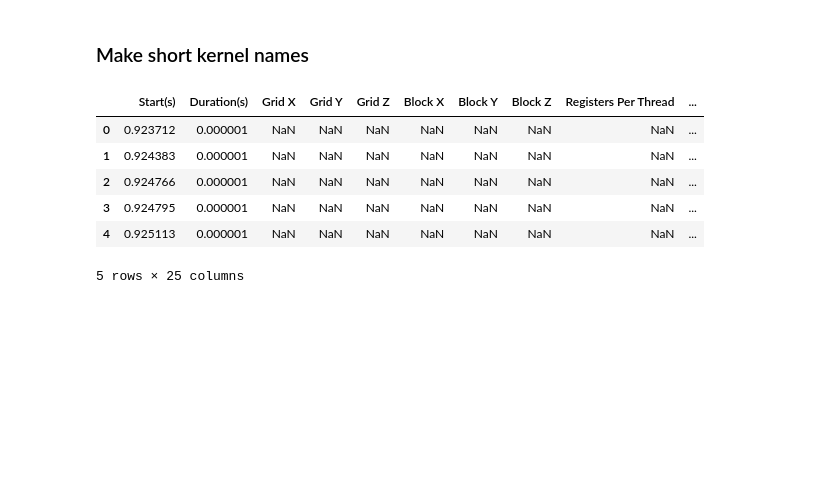
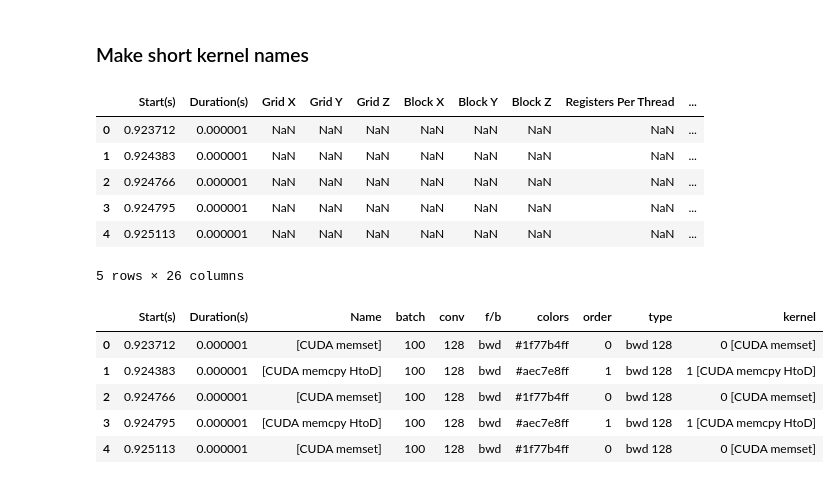
Before and after one commit to shidong-ai/DNNMark, a Jupyter notebook: 20180702-dnn-conv-relu-fwdbwd-series-wh32-gpu-trace.ipynb, the cells around one changed output. Saved outputs shown, nothing was run; the diff lists cells and outputs as text; code cells hidden in the pictures; blank space fills up the shorter version.

```diff
--- a/20180702-dnn-conv-relu-fwdbwd-series-wh32-gpu-trace.ipynb
+++ b/20180702-dnn-conv-relu-fwdbwd-series-wh32-gpu-trace.ipynb
@@ -407,7 +406,7 @@ plt.rc('axes', prop_cycle=(cycler('color', colors)))
 20 15
 [figure]
 # %%
-kernels["colors"] = colors[:kernels.shape[0]]
+kernels["colors"] = colors1[:kernels.shape[0]]
 kernels["order"] = kernels.index
 kernels.head()
 # %% [output]
@@ -482,4 +497,4 @@ nvsc.head()
 | 2 | 0.924766 | 0.000001 | NaN | NaN | NaN | NaN | NaN | NaN | NaN | ... |
 | 3 | 0.924795 | 0.000001 | NaN | NaN | NaN | NaN | NaN | NaN | NaN | ... |
 | 4 | 0.925113 | 0.000001 | NaN | NaN | NaN | NaN | NaN | NaN | NaN | ... |
-5 rows × 25 columns
+5 rows × 26 columns
@@ -557,0 +501,11 @@ def plotEventsTimelineSNS(col1,col2,**kwargs):
+# %%
+dftmp = nvsc[["Start(s)","Duration(s)","Name","batch","conv","f/b","colors","order","type","kernel"]]
+dftmp[dftmp["f/b"]=="bwd"].head()
+#dftmp[dftmp.isnull().any(axis=1)]
+# %% [output]
+|  | Start(s) | Duration(s) | Name | batch | conv | f/b | colors | order | type | kernel |
+| 0 | 0.923712 | 0.000001 | [CUDA memset] | 100 | 128 | bwd | #1f77b4ff | 0 | bwd 128 | 0 [CUDA memset] |
+| 1 | 0.924383 | 0.000001 | [CUDA memcpy HtoD] | 100 | 128 | bwd | #aec7e8ff | 1 | bwd 128 | 1 [CUDA memcpy HtoD] |
+| 2 | 0.924766 | 0.000001 | [CUDA memset] | 100 | 128 | bwd | #1f77b4ff | 0 | bwd 128 | 0 [CUDA memset] |
+| 3 | 0.924795 | 0.000001 | [CUDA memcpy HtoD] | 100 | 128 | bwd | #aec7e8ff | 1 | bwd 128 | 1 [CUDA memcpy HtoD] |
+| 4 | 0.925113 | 0.000001 | [CUDA memset] | 100 | 128 | bwd | #1f77b4ff | 0 | bwd 128 | 0 [CUDA memset] |
```
Also changed, not shown: parts of 12 cells of this notebook.
